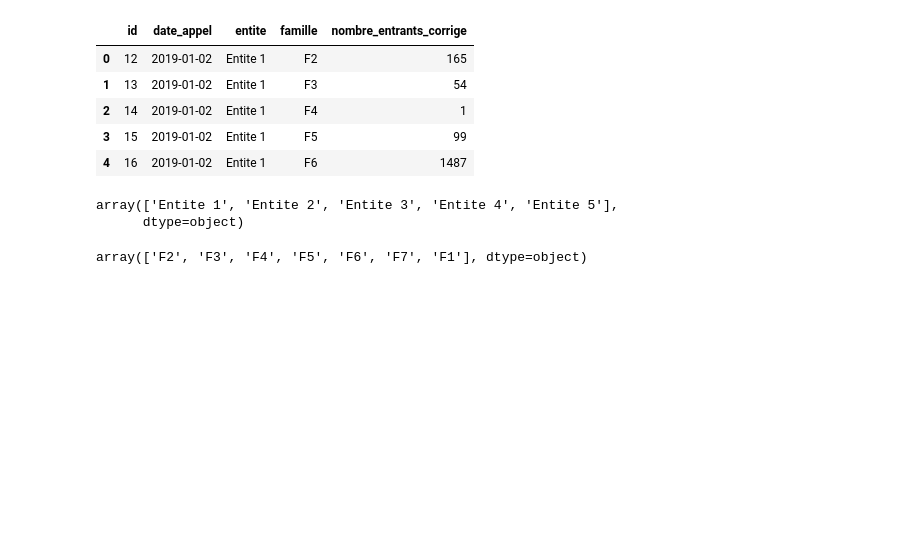
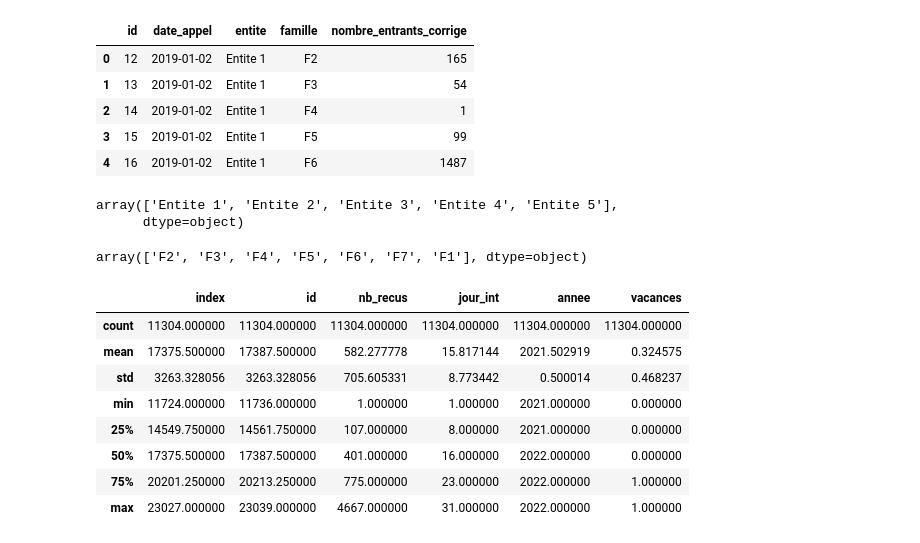
Before and after one commit to Thomas-Dulompont/TimeSeries, a Jupyter notebook: analyse.ipynb, the cells around one changed output. Cells and saved outputs as stored; diff of their text form; code cells hidden in the pictures; blank space fills up the shorter version.

```diff
--- a/analyse.ipynb
+++ b/analyse.ipynb
@@ -30,6 +43,6 @@ ProgrammingError: ('42000', "[42000] [Microsoft][ODBC Driver 18 for SQL Server][
 # %%
 df_tel['date_appel'] = pd.to_datetime(df_tel['date_appel']) # On encode la column "date_appel" pour l'exploiter en timeseries
-df_tel['nombre_entrants_corrige'] = df_tel['nombre_entrants_corrige'].astype(int) # On transforme les float en Int car un demi appel n'existe pas
+df_tel['nombre_entrants_corrige'] = df_tel['nombre_entrants_corrige'].apply(lambda x: x if x > 1 else 1).astype(int) # On transforme les float en Int car un demi appel n'existe pas
 df_tel.head()
 # %% [output]
 |  | id | date_appel | entite | famille | nombre_entrants_corrige |
@@ -55,6 +68,12 @@ df_tel = df_tel.set_index(df_tel['date_appel'].rename("date")).drop("date_appel"
 
 # Renome la columns appels reçus
 df_tel.rename(columns={"nombre_entrants_corrige":"nb_recus"}, inplace=True)
+# %%
+# Ajout des colonnes Jour en Chiffres, Mois, année
+df_tel = df_tel.reset_index()
+df_tel['jour_int']= df_tel['date'].apply(lambda x: int(x.day))
+df_tel['mois']= df_tel['date'].apply(lambda x: str(x.strftime("%B")))
+df_tel['annee']= df_tel['date'].apply(lambda x: int(x.year))
 # %%
 # Ajout d'une column jour
 df_tel = df_tel.reset_index()
@@ -65,3 +82,10 @@ import plotly.express as px
+# %%
+# 2 dernières année
+two_last_year = True
+if two_last_year:
+    df_tel = df_tel.reset_index()
+    df_tel = df_tel.loc[(df_tel['date'] > "2020-12-31") & (df_tel['date'] < "2023-01-01")]
+    df_tel = df_tel.set_index("date")
 # %%
 df = df_tel.groupby(pd.Grouper(freq = 'Y')).agg(nb_recus_avg = ('nb_recus' , 'mean')).reset_index()
 fig = px.line(df, x="date", y="nb_recus_avg")
@@ -89,0 +151,16 @@ for entite in df_tel.entite.unique():
+# %%
+df_tel = df_tel.reset_index()
+df_tel['vacances'] = df_tel['date'].astype(str).apply(lambda x: is_vacances(x)).astype(int)
+df_tel = df_tel.set_index("date")
+# %%
+df_tel.describe() # On cherche le top 25%
+# %% [output]
+|  | index | id | nb_recus | jour_int | annee | vacances |
+| count | 11304.000000 | 11304.000000 | 11304.000000 | 11304.000000 | 11304.000000 | 11304.000000 |
+| mean | 17375.500000 | 17387.500000 | 582.277778 | 15.817144 | 2021.502919 | 0.324575 |
+| std | 3263.328056 | 3263.328056 | 705.605331 | 8.773442 | 0.500014 | 0.468237 |
+| min | 11724.000000 | 11736.000000 | 1.000000 | 1.000000 | 2021.000000 | 0.000000 |
+| 25% | 14549.750000 | 14561.750000 | 107.000000 | 8.000000 | 2021.000000 | 0.000000 |
+| 50% | 17375.500000 | 17387.500000 | 401.000000 | 16.000000 | 2022.000000 | 0.000000 |
+| 75% | 20201.250000 | 20213.250000 | 775.000000 | 23.000000 | 2022.000000 | 1.000000 |
+| max | 23027.000000 | 23039.000000 | 4667.000000 | 31.000000 | 2022.000000 | 1.000000 |
```
Also changed, not shown: parts of 22 cells of this notebook, 3 other files.
